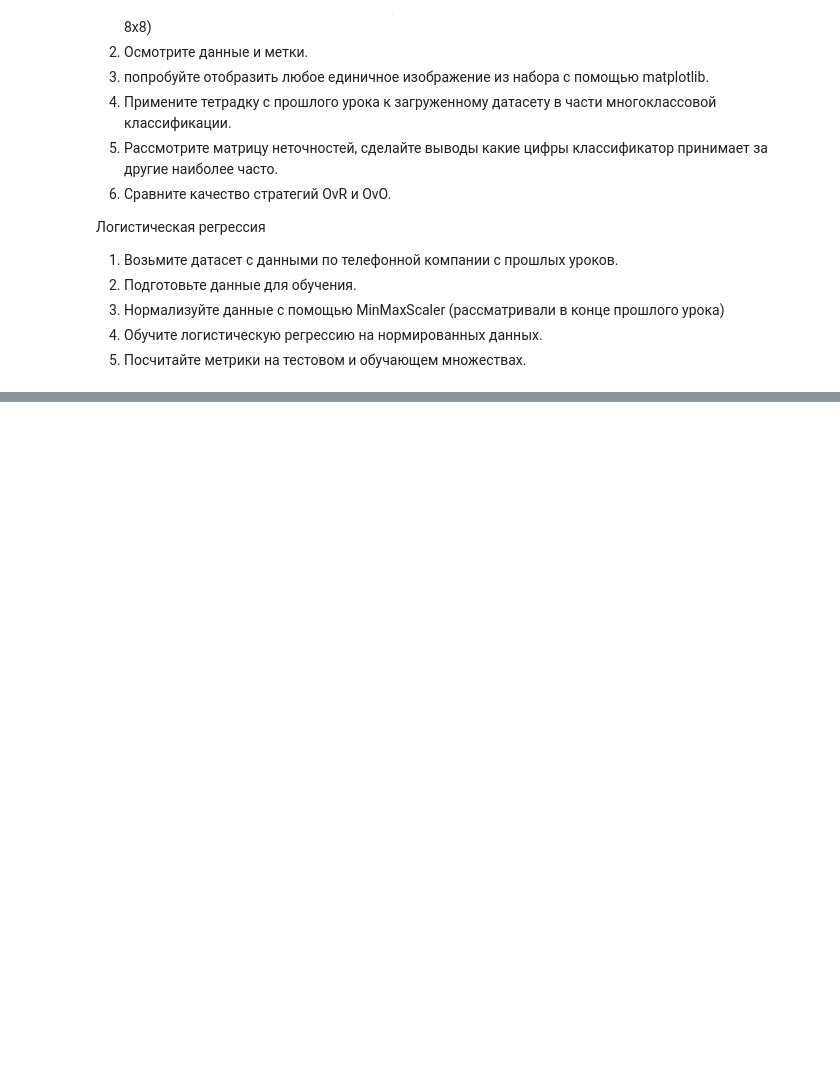
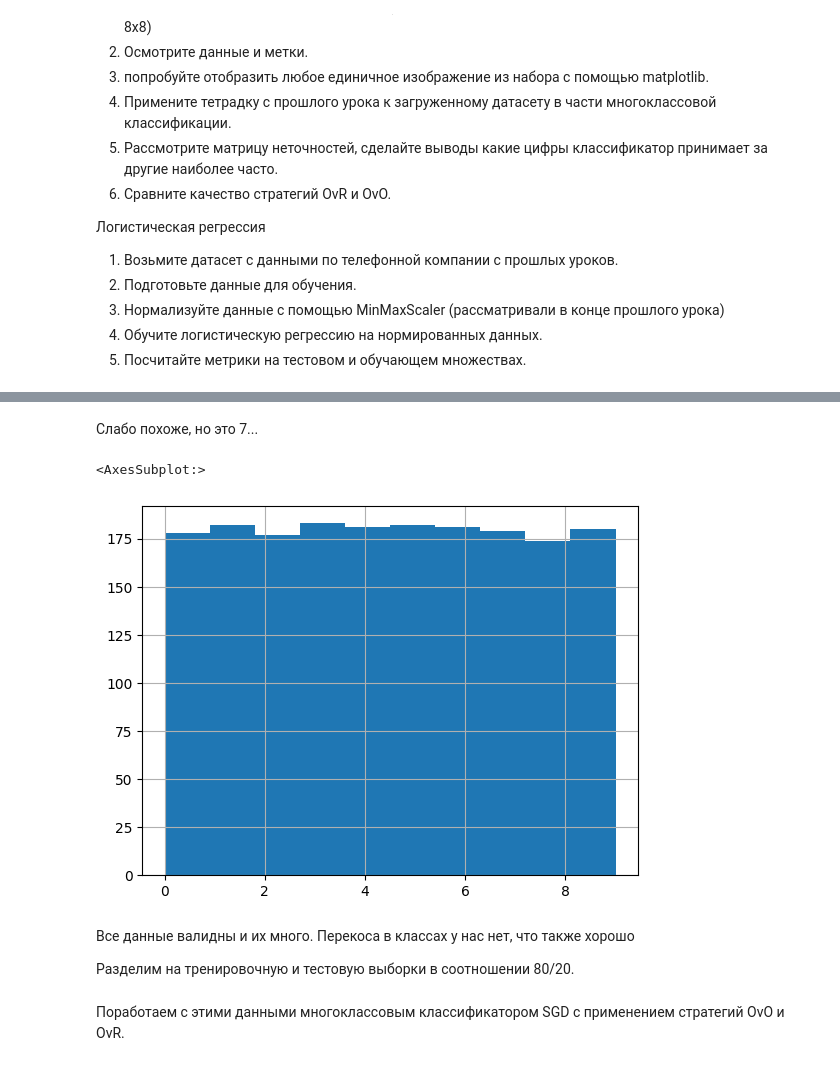
Before and after one commit to Nickolay-A/DS04, a Jupyter notebook: ДЗ_16_Бруцкий-Стемпковский/ДЗ_16.ipynb, the cells around one changed output, grey strips where cells are left out. Saved outputs shown, nothing was run; the diff lists cells and outputs as text; code cells hidden in the pictures; blank space fills up the shorter version.

```diff
--- a/ДЗ_16_Бруцкий-Стемпковский/ДЗ_16.ipynb
+++ b/ДЗ_16_Бруцкий-Стемпковский/ДЗ_16.ipynb
@@ -20,0 +65,11 @@
+# %% [markdown]
+Слабо похоже, но это 7...
+# %%
+pd.Series(data.target).hist()
+# %% [output]
+<AxesSubplot:>
+[figure, added]
+# %% [markdown]
+Все данные валидны и их много. Перекоса в классах у нас нет, что также хорошо
+
+Разделим на тренировочную и тестовую выборки в соотношении 80/20.
@@ -20,0 +78,2 @@
+# %% [markdown]
+Поработаем с этими данными многоклассовым классификатором SGD с применением стратегий OvO и OvR.
```
Also changed, not shown: parts of 29 cells of this notebook.
